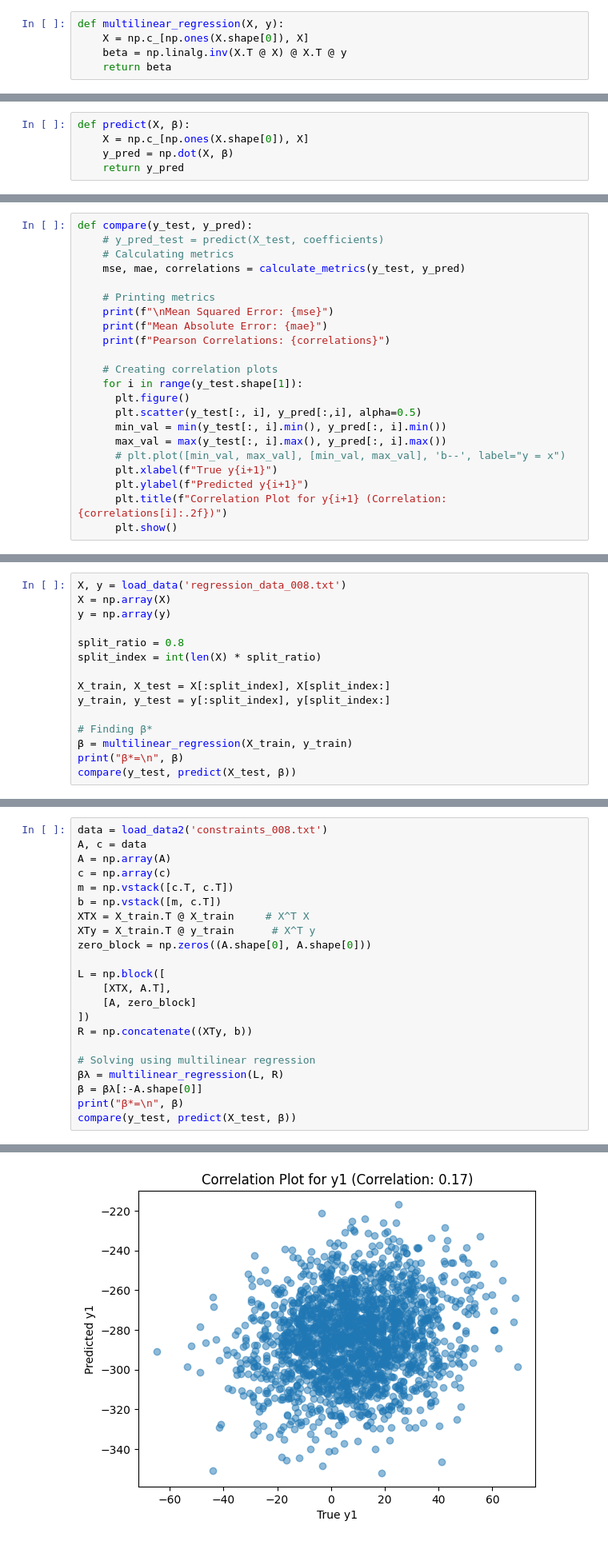
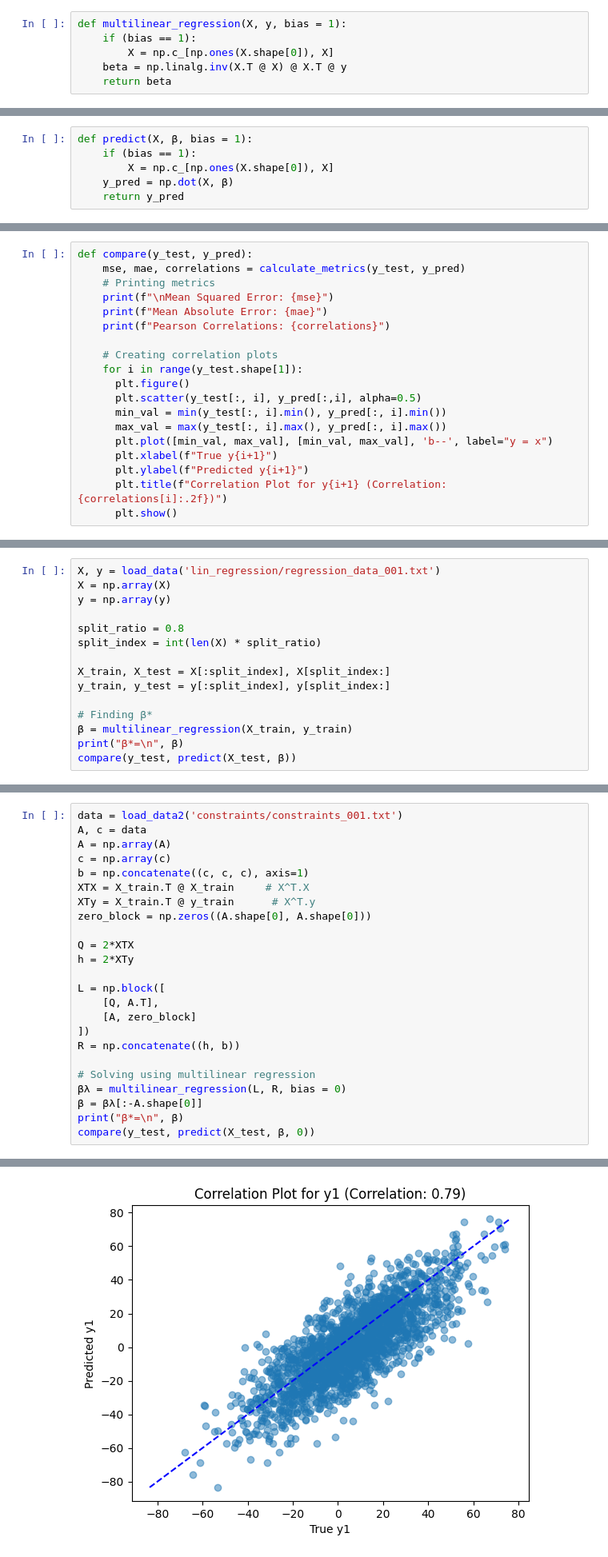
Before and after one commit to Ansh18106/LA-Assignment, a Jupyter notebook: Ansh_Bansal_24250.ipynb, the cells around one changed output, grey strips where cells are left out. Shown at 80% size. Drawn from its saved outputs; the diff is of its cells as text.

```diff
--- a/Ansh_Bansal_24250.ipynb
+++ b/Ansh_Bansal_24250.ipynb
@@ -78,8 +70,9 @@ $$
 \beta^* = (X^\top X)^{-1} X^\top y.
 $$
 # %%
-def multilinear_regression(X, y):
-    X = np.c_[np.ones(X.shape[0]), X]
+def multilinear_regression(X, y, bias = 1):
+    if (bias == 1):
+        X = np.c_[np.ones(X.shape[0]), X]
     beta = np.linalg.inv(X.T @ X) @ X.T @ y
     return beta
 # %% [markdown]
@@ -96,18 +89,16 @@ def calculate_metrics(y_true, y_pred):
 # %% [markdown]
 This `predict` function adds a column of ones to `X` to account for the intercept term, and then calculates predictions by performing a dot product between `X` and the `coefficients`. It returns the predicted values `y_pred`.
 # %%
-def predict(X, β):
-    X = np.c_[np.ones(X.shape[0]), X]
+def predict(X, β, bias = 1):
+    if (bias == 1):
+        X = np.c_[np.ones(X.shape[0]), X]
     y_pred = np.dot(X, β)
     return y_pred
 # %% [markdown]
 The `compare` function calculates metrics such as MSE, MAE, and Pearson correlations, and visualizes the correlation between true and predicted values with scatter plots and the y=x reference line for each output.
 # %%
 def compare(y_test, y_pred):
-    # y_pred_test = predict(X_test, coefficients)
-    # Calculating metrics
     mse, mae, correlations = calculate_metrics(y_test, y_pred)
-
     # Printing metrics
     print(f"\nMean Squared Error: {mse}")
     print(f"Mean Absolute Error: {mae}")
@@ -119,7 +110,7 @@ def compare(y_test, y_pred):
       plt.scatter(y_test[:, i], y_pred[:,i], alpha=0.5)
       min_val = min(y_test[:, i].min(), y_pred[:, i].min())
       max_val = max(y_test[:, i].max(), y_pred[:, i].max())
-      # plt.plot([min_val, max_val], [min_val, max_val], 'b--', label="y = x")
+      plt.plot([min_val, max_val], [min_val, max_val], 'b--', label="y = x")
       plt.xlabel(f"True y{i+1}")
       plt.ylabel(f"Predicted y{i+1}")
       plt.title(f"Correlation Plot for y{i+1} (Correlation: {correlations[i]:.2f})")
@@ -128,7 +119,7 @@ def compare(y_test, y_pred):
 ### 1.1.1 Multilinear Regression
 This code loads regression data, splits it into training and testing sets, and performs a multilinear regression to calculate the optimal coefficient vector \( \beta^* \). It then uses \( \beta^* \) to predict outcomes on the test data and prints the coefficients.
 # %%
-X, y = load_data('regression_data_008.txt')
+X, y = load_data('lin_regression/regression_data_001.txt')
 X = np.array(X)
 y = np.array(y)
 
@@ -220,24 +220,26 @@ Using the calculated $( \beta $), we can predict $( y $) for test data $( X_{\te
 # %%
-data = load_data2('constraints_008.txt')
+data = load_data2('constraints/constraints_001.txt')
 A, c = data
 A = np.array(A)
 c = np.array(c)
-m = np.vstack([c.T, c.T])
-b = np.vstack([m, c.T])
-XTX = X_train.T @ X_train     # X^T X
-XTy = X_train.T @ y_train      # X^T y
+b = np.concatenate((c, c, c), axis=1)
+XTX = X_train.T @ X_train     # X^T.X
+XTy = X_train.T @ y_train      # X^T.y
 zero_block = np.zeros((A.shape[0], A.shape[0]))
 
+Q = 2*XTX
+h = 2*XTy
+
 L = np.block([
-    [XTX, A.T],
+    [Q, A.T],
     [A, zero_block]
 ])
-R = np.concatenate((XTy, b))
+R = np.concatenate((h, b))
 
 # Solving using multilinear regression
-βλ = multilinear_regression(L, R)
+βλ = multilinear_regression(L, R, bias = 0)
 β = βλ[:-A.shape[0]]
 print("β*=\n", β)
-compare(y_test, predict(X_test, β))
+compare(y_test, predict(X_test, β, 0))
 # %% [output]
 β*=
@@ -259 +260 @@ Pearson Correlations: [0.16909247 0.49531797 0.75108744]
-[figure, old version]
+[figure, new version]
```
Also changed, not shown: parts of 17 cells of this notebook.
